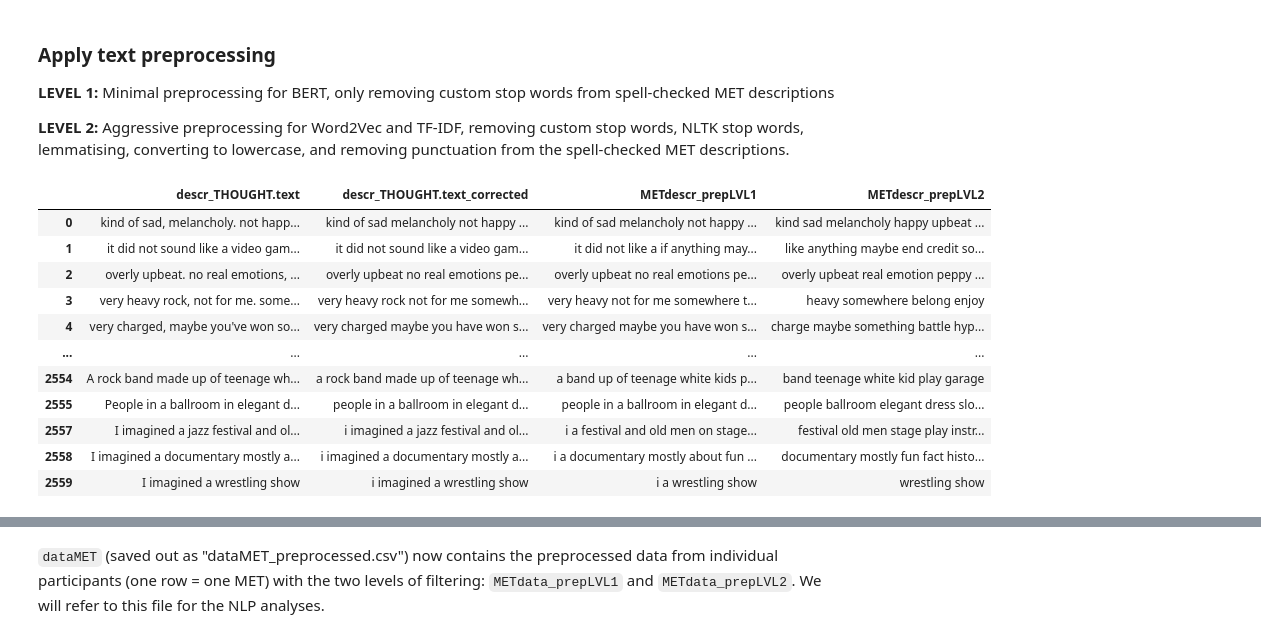
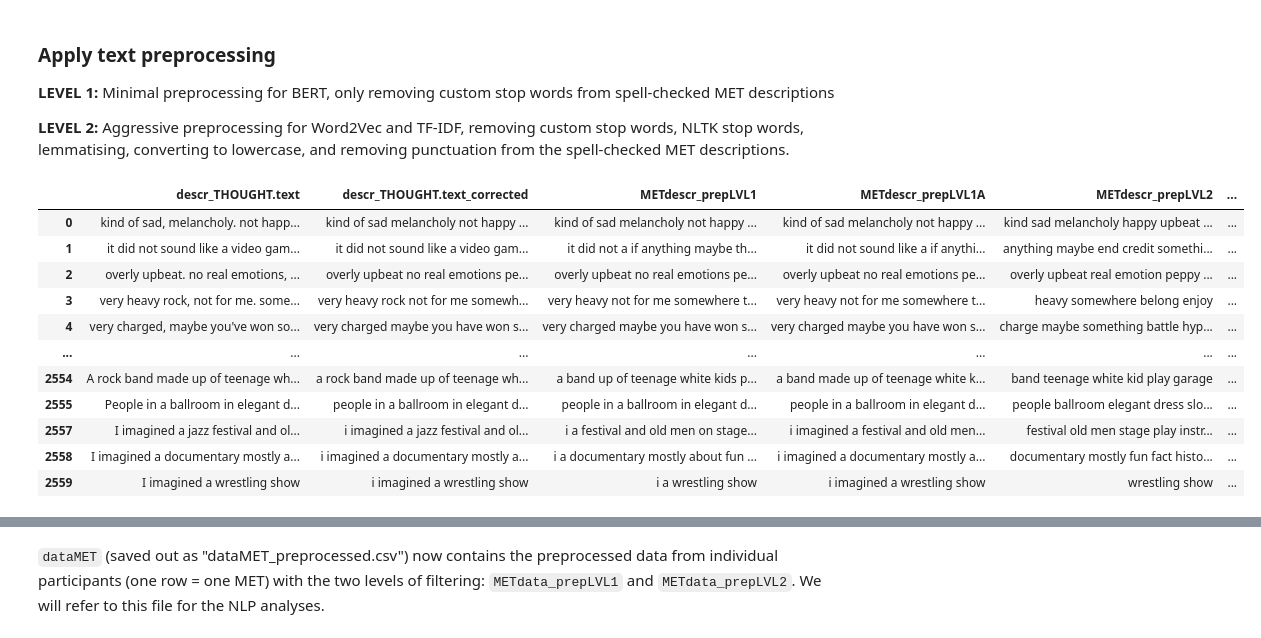
Before and after one commit to HazelvdW/context-framed-listening, a Jupyter notebook: framed_listening_text_prep.ipynb, the cells around one changed output, grey strips where cells are left out. Drawn from its saved outputs; the diff is of its cells as text; code cells hidden in the pictures.

Commit message:
stop words update

```diff
--- a/framed_listening_text_prep.ipynb
+++ b/framed_listening_text_prep.ipynb
@@ -474,7 +471,10 @@ tag_map['R'] = wn.ADV
 
 **LEVEL 2:** Aggressive preprocessing for Word2Vec and TF-IDF, removing custom stop words, NLTK stop words, lemmatising, converting to lowercase, and removing punctuation from the spell-checked MET descriptions.
 # %%
-def preprocess_level1(text, custom_stop_words):
+def to_list(arg):
+    return list(arg) if isinstance(arg, set) else arg
+
+def preprocess_level1(text, stimuli_stop_words, thought_stop_words):
     """
     Level 1: Minimal preprocessing for BERT
     - Only removes custom domain-specific stop words
@@ -482,9 +482,27 @@ def preprocess_level1(text, custom_stop_words):
     - Keeps punctuation and capitalization for BERT's tokeniser
     """
     if isinstance(text, str):
+        # Combine the custom stop words (defined from arguments)
+        custom_stop_words = set(to_list(stimuli_stop_words) + to_list(thought_stop_words))
         # Tokenise the text
         tokens = word_tokenize(text)
-        # Only remove custom stop words, keep everything else
+        filtered_tokens = []
+        for word in tokens:
+            # Check lowercase version against stop words, but keep original case
+            if word.lower() not in custom_stop_words:
+                filtered_tokens.append(word)
+        return " ".join(filtered_tokens)
+    return text
+
+def preprocess_level1A(text, stimuli_stop_words):
+    """
+    Same as Level 1 but doesn't remove thought-related stop words
+    """
+    if isinstance(text, str):
+        # custom_stop_words here refers only to stimuli_stop_words
+        custom_stop_words = set(to_list(stimuli_stop_words))
+        # Tokenise the text
+        tokens = word_tokenize(text)
         filtered_tokens = []
         for word in tokens:
             # Check lowercase version against stop words, but keep original case
@@ -494,7 +512,7 @@ def preprocess_level1(text, custom_stop_words):
     return text
 
 
-def preprocess_level2(text, all_stop_words, lemmatiser, tag_map):
+def preprocess_level2(text, stimuli_stop_words, thought_stop_words, nltk_stop_words, lemmatiser, tag_map):
     """
     Level 2: Aggressive preprocessing for Word2Vec and TF-IDF
     - Removes all stop words (custom + NLTK)
@@ -503,6 +521,29 @@ def preprocess_level2(text, all_stop_words, lemmatiser, tag_map):
     - Removes punctuation
     """
     if isinstance(text, str):
+        # Combine all stop words (defined from arguments)
+        all_stop_words = set(to_list(stimuli_stop_words) + to_list(thought_stop_words) + to_list(nltk_stop_words))
+        # Tokenise the text
+        tokens = word_tokenize(text)
+        # Remove stop words and lemmatize
+        lemmatised_tokens = []
+        for word, tag in pos_tag(tokens):
+            # Convert to lowercase and remove non-alphabetic characters
+            cleaned_word = re.sub(r'[^a-zA-Z]', '', word.lower())
+            if cleaned_word and cleaned_word not in all_stop_words:
+                # Lemmatize using the POS tag
+                lemmatised_word = lemmatiser.lemmatize(cleaned_word, tag_map[tag[0]])
+                lemmatised_tokens.append(lemmatised_word)
+        return " ".join(lemmatised_tokens)
+    return text
+
+def preprocess_level2A(text, stimuli_stop_words, nltk_stop_words, lemmatiser, tag_map):
+    """
+    Same as Level 2 but doesn't remove thought-related stop words
+    """
+    if isinstance(text, str):
+        # Combine stimuli and NLTK stop words (defined from arguments)
+        all_stop_words = set(to_list(stimuli_stop_words) + to_list(nltk_stop_words))
         # Tokenise the text
         tokens = word_tokenize(text)
         # Remove stop words and lemmatize
@@ -511,45 +552,59 @@ def preprocess_level2(text, all_stop_words, lemmatiser, tag_map):
             # Convert to lowercase and remove non-alphabetic characters
             cleaned_word = re.sub(r'[^a-zA-Z]', '', word.lower())
             if cleaned_word and cleaned_word not in all_stop_words:
                 # Lemmatize using the POS tag
                 lemmatised_word = lemmatiser.lemmatize(cleaned_word, tag_map[tag[0]])
                 lemmatised_tokens.append(lemmatised_word)
         return " ".join(lemmatised_tokens)
     return text
 
 
 # Apply Level 1 preprocessing (for BERT)
 dataMET['METdescr_prepLVL1'] = dataMET['descr_THOUGHT.text_corrected'].apply(
-    lambda x: preprocess_level1(x, set(customStopWords))
+    lambda x: preprocess_level1(x, stimuliStopWords, thoughtStopWords)
+)
+
+# Apply Level 1 version B preprocessing
+dataMET['METdescr_prepLVL1A'] = dataMET['descr_THOUGHT.text_corrected'].apply(
+    lambda x: preprocess_level1A(x, stimuliStopWords)
 )
 
 # Apply Level 2 preprocessing (for Word2Vec and TF-IDF)
 dataMET['METdescr_prepLVL2'] = dataMET['descr_THOUGHT.text_corrected'].apply(
-    lambda x: preprocess_level2(x, all_stop_words, lemmatiser, tag_map)
+    lambda x: preprocess_level2(x, stimuliStopWords, thoughtStopWords, nltk_stop_words, lemmatiser, tag_map)
+)
+
+# Apply Level 2 version B preprocessing
+dataMET['METdescr_prepLVL2A'] = dataMET['descr_THOUGHT.text_corrected'].apply(
+    lambda x: preprocess_level2A(x, stimuliStopWords, nltk_stop_words, lemmatiser, tag_map)
 )
 
 # Display all text processing stages
 display(dataMET[['descr_THOUGHT.text',
                  'descr_THOUGHT.text_corrected',
                  'METdescr_prepLVL1',
-                 'METdescr_prepLVL2']])
+                 'METdescr_prepLVL1A',
+                 'METdescr_prepLVL2',
+                 'METdescr_prepLVL2A']])
 
 # Save out for analyses and inspection
 dataMET.to_csv('/content/context-framed-listening/NLP_outputs/dataMET_preprocessed.csv', encoding='utf-8')
 
 print("\nPreprocessing complete")
 print("- 'METdescr_prepLVL1': Minimal filtering for BERT (custom stop words only)")
+print("- 'METdescr_prepLVL1A': Minimal filtering for BERT (stimuli stop words only)")
 print("- 'METdescr_prepLVL2': Full preprocessing for Word2Vec/TF-IDF (all stop words + lemmatisation)")
+print("- 'METdescr_prepLVL2A': Full preprocessing for Word2Vec/TF-IDF (stimuli+NLTK stop words + lemmatisation)")
 # %% [output]
-|  | descr_THOUGHT.text | descr_THOUGHT.text_corrected | METdescr_prepLVL1 | METdescr_prepLVL2 |
-| 0 | kind of sad, melancholy. not happ... | kind of sad melancholy not happy ... | kind of sad melancholy not happy ... | kind sad melancholy happy upbeat ... |
-| 1 | it did not sound like a video gam... | it did not sound like a video gam... | it did not like a if anything may... | like anything maybe end credit so... |
-| 2 | overly upbeat. no real emotions, ... | overly upbeat no real emotions pe... | overly upbeat no real emotions pe... | overly upbeat real emotion peppy ... |
-| 3 | very heavy rock, not for me. some... | very heavy rock not for me somewh... | very heavy not for me somewhere t... | heavy somewhere belong enjoy |
-| 4 | very charged, maybe you've won so... | very charged maybe you have won s... | very charged maybe you have won s... | charge maybe something battle hyp... |
-| ... | ... | ... | ... | ... |
-| 2554 | A rock band made up of teenage wh... | a rock band made up of teenage wh... | a band up of teenage white kids p... | band teenage white kid play garage |
-| 2555 | People in a ballroom in elegant d... | people in a ballroom in elegant d... | people in a ballroom in elegant d... | people ballroom elegant dress slo... |
-| 2557 | I imagined a jazz festival and ol... | i imagined a jazz festival and ol... | i a festival and old men on stage... | festival old men stage play instr... |
-| 2558 | I imagined a documentary mostly a... | i imagined a documentary mostly a... | i a documentary mostly about fun ... | documentary mostly fun fact histo... |
-| 2559 | I imagined a wrestling show | i imagined a wrestling show | i a wrestling show | wrestling show |
+|  | descr_THOUGHT.text | descr_THOUGHT.text_corrected | METdescr_prepLVL1 | METdescr_prepLVL1A | METdescr_prepLVL2 | ... |
+| 0 | kind of sad, melancholy. not happ... | kind of sad melancholy not happy ... | kind of sad melancholy not happy ... | kind of sad melancholy not happy ... | kind sad melancholy happy upbeat ... | ... |
+| 1 | it did not sound like a video gam... | it did not sound like a video gam... | it did not a if anything maybe th... | it did not sound like a if anythi... | anything maybe end credit somethi... | ... |
+| 2 | overly upbeat. no real emotions, ... | overly upbeat no real emotions pe... | overly upbeat no real emotions pe... | overly upbeat no real emotions pe... | overly upbeat real emotion peppy ... | ... |
+| 3 | very heavy rock, not for me. some... | very heavy rock not for me somewh... | very heavy not for me somewhere t... | very heavy not for me somewhere t... | heavy somewhere belong enjoy | ... |
+| 4 | very charged, maybe you've won so... | very charged maybe you have won s... | very charged maybe you have won s... | very charged maybe you have won s... | charge maybe something battle hyp... | ... |
+| ... | ... | ... | ... | ... | ... | ... |
+| 2554 | A rock band made up of teenage wh... | a rock band made up of teenage wh... | a band up of teenage white kids p... | a band made up of teenage white k... | band teenage white kid play garage | ... |
+| 2555 | People in a ballroom in elegant d... | people in a ballroom in elegant d... | people in a ballroom in elegant d... | people in a ballroom in elegant d... | people ballroom elegant dress slo... | ... |
+| 2557 | I imagined a jazz festival and ol... | i imagined a jazz festival and ol... | i a festival and old men on stage... | i imagined a festival and old men... | festival old men stage play instr... | ... |
+| 2558 | I imagined a documentary mostly a... | i imagined a documentary mostly a... | i a documentary mostly about fun ... | i imagined a documentary mostly a... | documentary mostly fun fact histo... | ... |
+| 2559 | I imagined a wrestling show | i imagined a wrestling show | i a wrestling show | i imagined a wrestling show | wrestling show | ... |
```
Also changed, not shown: parts of 5 cells of this notebook.
